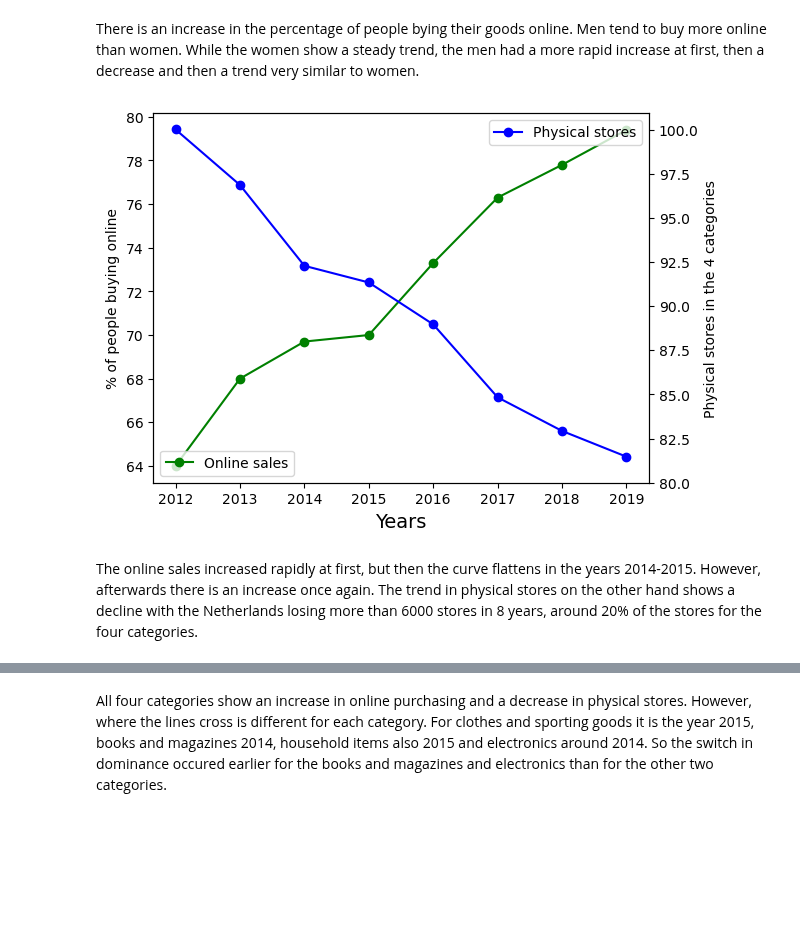
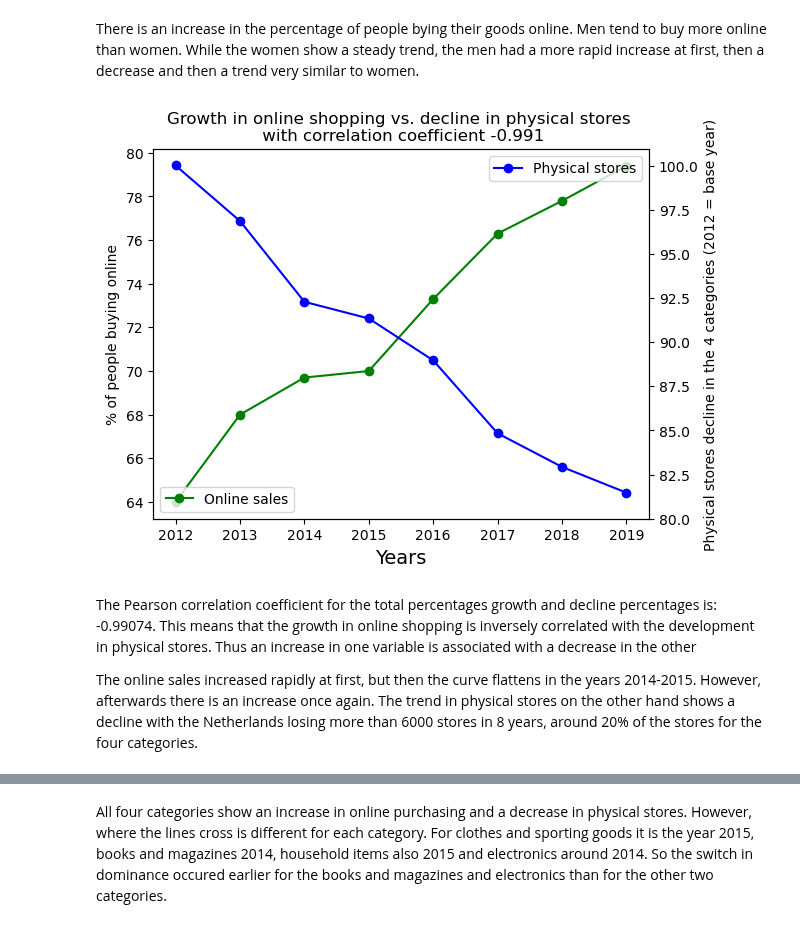
Before and after one commit to Lmolkenboer/TIL6022-project, a Jupyter notebook: project_template_new_2.ipynb, the cells around one changed output, grey strips where cells are left out. Cells and saved outputs as stored; diff of their text form; code cells hidden in the pictures; blank space fills up the shorter version.

```diff
--- a/project_template_new_2.ipynb
+++ b/project_template_new_2.ipynb
@@ -131,32 +131,38 @@ plt.legend()
 # %% [markdown]
 There is an increase in the percentage of people bying their goods online. Men tend to buy more online than women. While the women show a steady trend, the men had a more rapid increase at first, then a decrease and then a trend very similar to women.
 # %%
+from scipy import stats
 #Plot 3: Total physical stores versus total online purchases
 x = phys_stores['Perioden']
 y1 = (phys_stores['1. Kleding of sportartikelen'] + phys_stores['2. Boeken, tijdschriften en kranten'] + phys_stores['3. Soft-/ hardware en elektronische benodig'] + phys_stores['4. Huishoudelijke goederen en apparaten'])
 y1a = (phys_stores['1. Kleding of sportartikelen'] + phys_stores['2. Boeken, tijdschriften en kranten'] +
 phys_stores['3. Soft-/ hardware en elektronische benodig'] + phys_stores['4. Huishoudelijke goederen en apparaten']) / y1[0] * 100
 
 
 # create figure and axis objects with subplots()
 fig,ax = plt.subplots()
 # make a plot
 line1 = ax.plot(online_total['Totaal online aankopen'], marker="o", label = 'Online sales', color = 'g')
 ax.set_xlabel('Years',fontsize=14)
 ax.set_ylabel('% of people buying online',fontsize=10)
 ax.legend(loc = 'lower left')
 
 ax2=ax.twinx()
 # make a plot with different y-axis using second axis object
 line2 = ax2.plot(x,y1a,marker="o", label = 'Physical stores', color = 'b')
 ax2.set_yticks(np.arange(79.999,100.001, step=2.5))
-ax2.set_ylabel("Physical stores in the 4 categories",fontsize=10)
-ax2.legend()
+ax2.set_ylabel("Physical stores decline in the 4 categories (2012 = base year)",fontsize=10)
+
+corr_coef = stats.pearsonr(online_total['Totaal online aankopen'], y1a)[0]
+ax2.legend(loc = 'upper right')
+plt.title(f"Growth in online shopping vs. decline in physical stores \n with correlation coefficient %.3f" % corr_coef)
 
 plt.show()
 # %% [output]
-[figure, old version]
+[figure, new version]
 # %% [markdown]
+The Pearson correlation coefficient for the total percentages growth and decline percentages is: -0.99074. This means that the growth in online shopping is inversely correlated with the development in physical stores. Thus an increase in one variable is associated with a decrease in the other
+
 The online sales increased rapidly at first, but then the curve flattens in the years 2014-2015. However, afterwards there is an increase once again. The trend in physical stores on the other hand shows a decline with the Netherlands losing more than 6000 stores in 8 years, around 20% of the stores for the four categories.
 # %%
 #Plots 4 through 7: Online purchases versus physical stores per category
```
Also changed, not shown: parts of 4 cells of this notebook.
